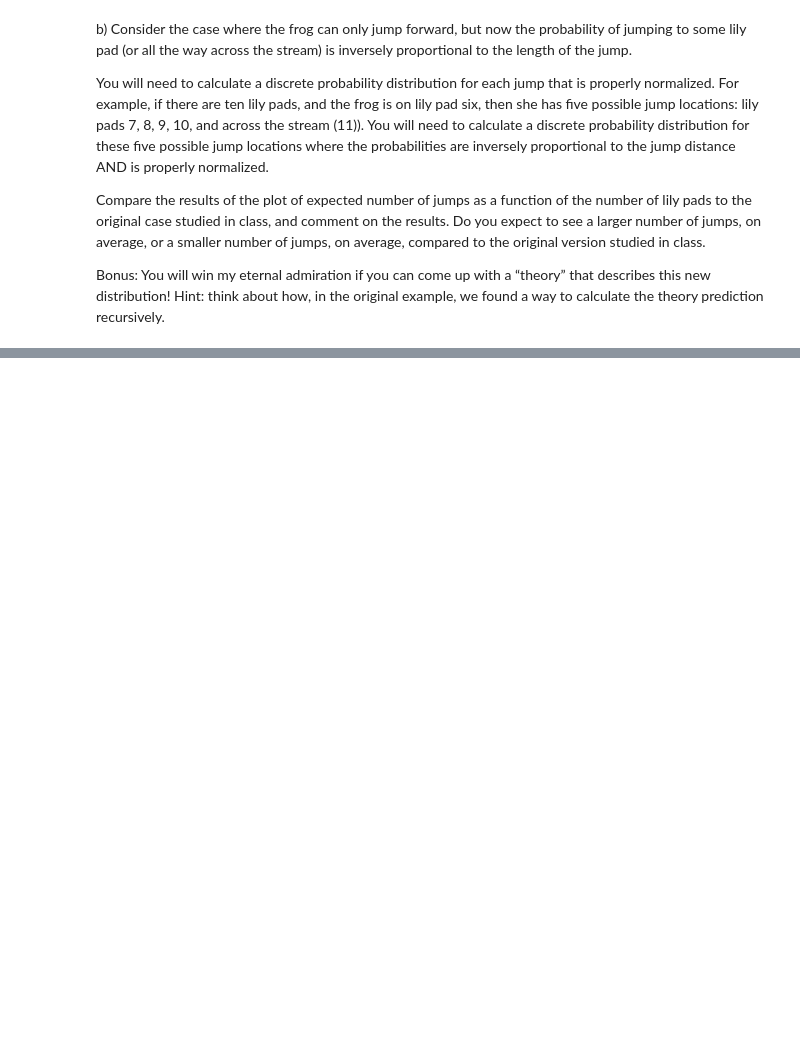
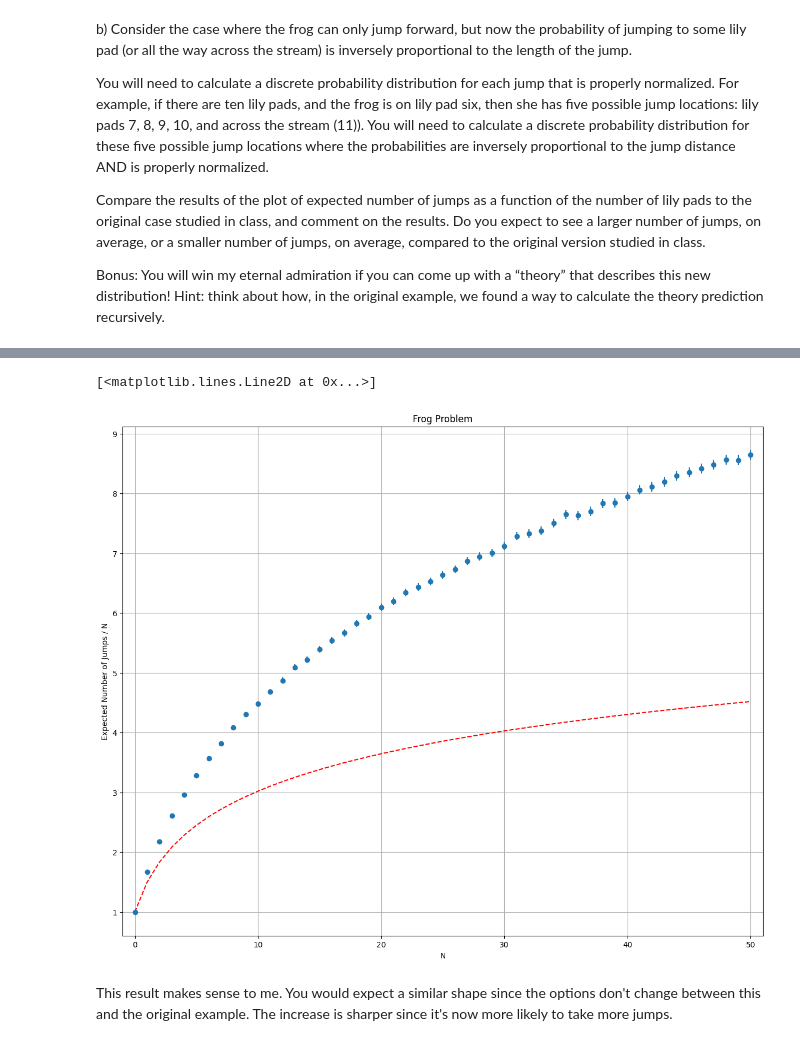
Before and after one commit to jakeb245/phys441, a Jupyter notebook: Assignments/assignment5/question1.ipynb, the cells around one changed output, grey strips where cells are left out. Cells and saved outputs as stored; diff of their text form; code cells hidden in the pictures; blank space fills up the shorter version.

```diff
--- a/Assignments/assignment5/question1.ipynb
+++ b/Assignments/assignment5/question1.ipynb
@@ -160,0 +181,4 @@ Bonus:  You will win my eternal admiration if you can come up with a “theory
+# %%
+# Number of lillipads
+n = 50
+random.seed(1)
@@ -160,0 +284,21 @@ Bonus:  You will win my eternal admiration if you can come up with a “theory
+# %%
+# plot the results
+
+fig = plt.figure(figsize=(15,12))
+ax1 = fig.add_subplot(111)
+
+ax1.set_title("Frog Problem")
+ax1.set_xlabel('N')
+ax1.set_ylabel('Expected Number of Jumps / N')
+ax1.set_xlim(-1,n+1)
+#ax1.set_yscale("log")
+#ax1.set_xscale("log")
+ax1.grid(True)
+
+ax1.errorbar(x,y,yerr=sigma,fmt='o')
+ax1.plot(x,eval_harmonic,'r--')
+# %% [output]
+[<matplotlib.lines.Line2D at 0x...>]
+[figure, added]
+# %% [markdown]
+This result makes sense to me. You would expect a similar shape since the options don't change between this and the original example. The increase is sharper since it's now more likely to take more jumps.
```
Also changed, not shown: parts of 10 cells of this notebook.
